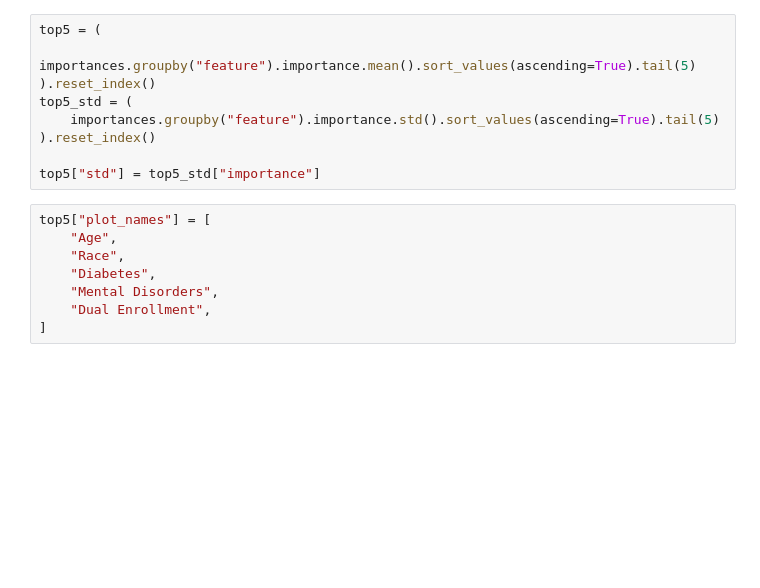
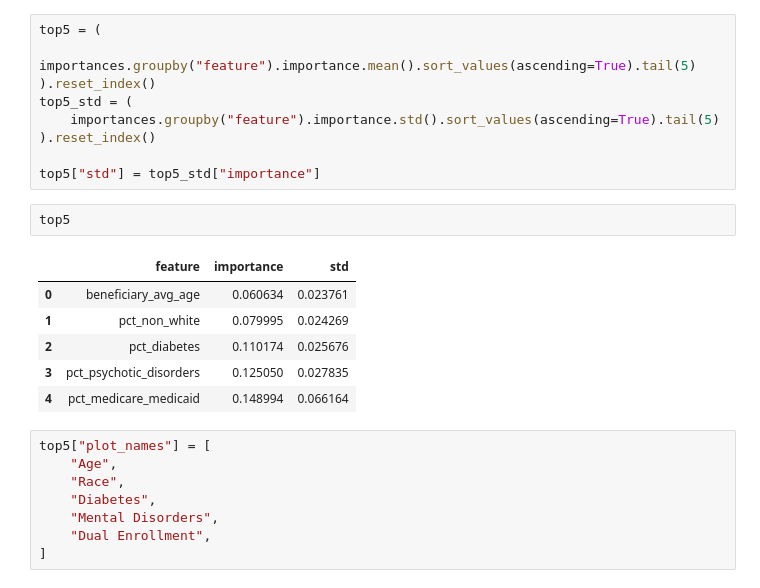
Before and after one commit to DS4A-2023-Team-20/ca-sdoh, a Jupyter notebook: code/jess/summarize_conditions_models.ipynb, the cells around one changed output. Saved outputs shown, nothing was run; the diff lists cells and outputs as text; blank space fills up the shorter version.

```diff
--- a/code/jess/summarize_conditions_models.ipynb
+++ b/code/jess/summarize_conditions_models.ipynb
@@ -121,6 +97,15 @@ top5_std = (
 ).reset_index()
 
 top5["std"] = top5_std["importance"]
+# %%
+top5
+# %% [output]
+|  | feature | importance | std |
+| 0 | beneficiary_avg_age | 0.060634 | 0.023761 |
+| 1 | pct_non_white | 0.079995 | 0.024269 |
+| 2 | pct_diabetes | 0.110174 | 0.025676 |
+| 3 | pct_psychotic_disorders | 0.125050 | 0.027835 |
+| 4 | pct_medicare_medicaid | 0.148994 | 0.066164 |
 # %%
 top5["plot_names"] = [
     "Age",
```
Also changed, not shown: parts of 14 cells of this notebook, 10 other files.
